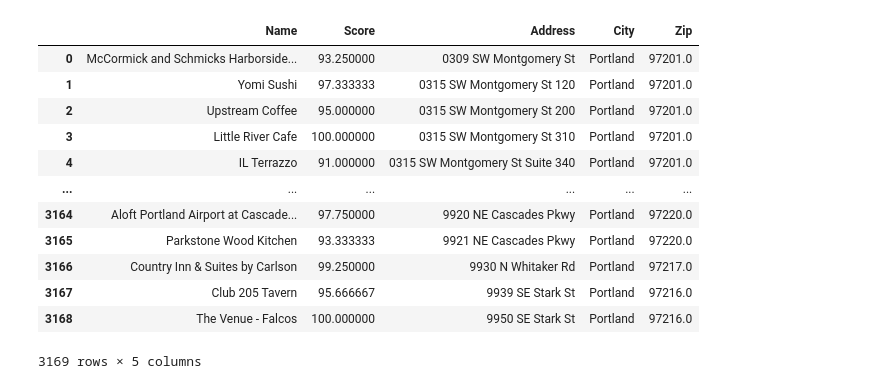
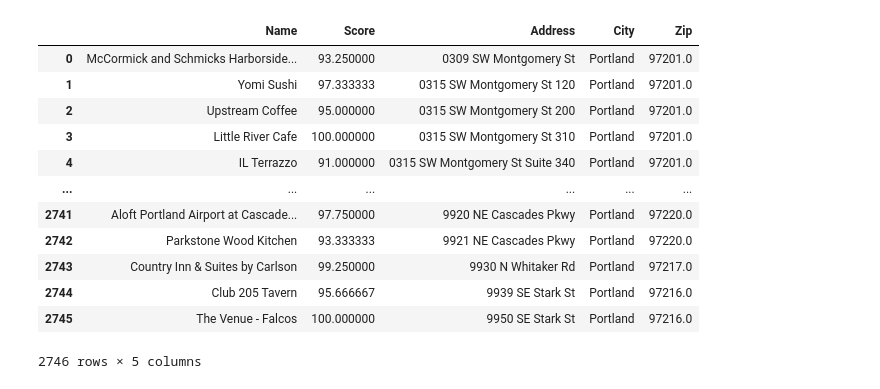
Before and after one commit to DCMilligan88/PriceVsHealth, a Jupyter notebook: project1.ipynb, the cells around one changed output. Cells and saved outputs as stored; diff of their text form; code cells hidden in the pictures.

```diff
--- a/project1.ipynb
+++ b/project1.ipynb
@@ -58,20 +58,20 @@ rest_df
 # %%
-inspection_df = pd.read_csv('CSV_1_29_20.csv')
+inspection_df = pd.read_csv('InspectionOnlyPortland.csv')
 inspection_df
 # %% [output]
 |  | Name | Score | Address | City | Zip |
 | 0 | McCormick and Schmicks Harborside... | 93.250000 | 0309 SW Montgomery St | Portland | 97201.0 |
 | 1 | Yomi Sushi | 97.333333 | 0315 SW Montgomery St 120 | Portland | 97201.0 |
 | 2 | Upstream Coffee | 95.000000 | 0315 SW Montgomery St 200 | Portland | 97201.0 |
 | 3 | Little River Cafe | 100.000000 | 0315 SW Montgomery St 310 | Portland | 97201.0 |
 | 4 | IL Terrazzo | 91.000000 | 0315 SW Montgomery St Suite 340 | Portland | 97201.0 |
 | ... | ... | ... | ... | ... | ... |
-| 3164 | Aloft Portland Airport at Cascade... | 97.750000 | 9920 NE Cascades Pkwy | Portland | 97220.0 |
-| 3165 | Parkstone Wood Kitchen | 93.333333 | 9921 NE Cascades Pkwy | Portland | 97220.0 |
-| 3166 | Country Inn & Suites by Carlson | 99.250000 | 9930 N Whitaker Rd | Portland | 97217.0 |
-| 3167 | Club 205 Tavern | 95.666667 | 9939 SE Stark St | Portland | 97216.0 |
-| 3168 | The Venue - Falcos | 100.000000 | 9950 SE Stark St | Portland | 97216.0 |
+| 2741 | Aloft Portland Airport at Cascade... | 97.750000 | 9920 NE Cascades Pkwy | Portland | 97220.0 |
+| 2742 | Parkstone Wood Kitchen | 93.333333 | 9921 NE Cascades Pkwy | Portland | 97220.0 |
+| 2743 | Country Inn & Suites by Carlson | 99.250000 | 9930 N Whitaker Rd | Portland | 97217.0 |
+| 2744 | Club 205 Tavern | 95.666667 | 9939 SE Stark St | Portland | 97216.0 |
+| 2745 | The Venue - Falcos | 100.000000 | 9950 SE Stark St | Portland | 97216.0 |
-3169 rows × 5 columns
+2746 rows × 5 columns
 # %%
 inspection_df['Rating'] = ''
 inspection_df['Review Count'] = ''
```
Also changed, not shown: parts of 6 cells of this notebook.
